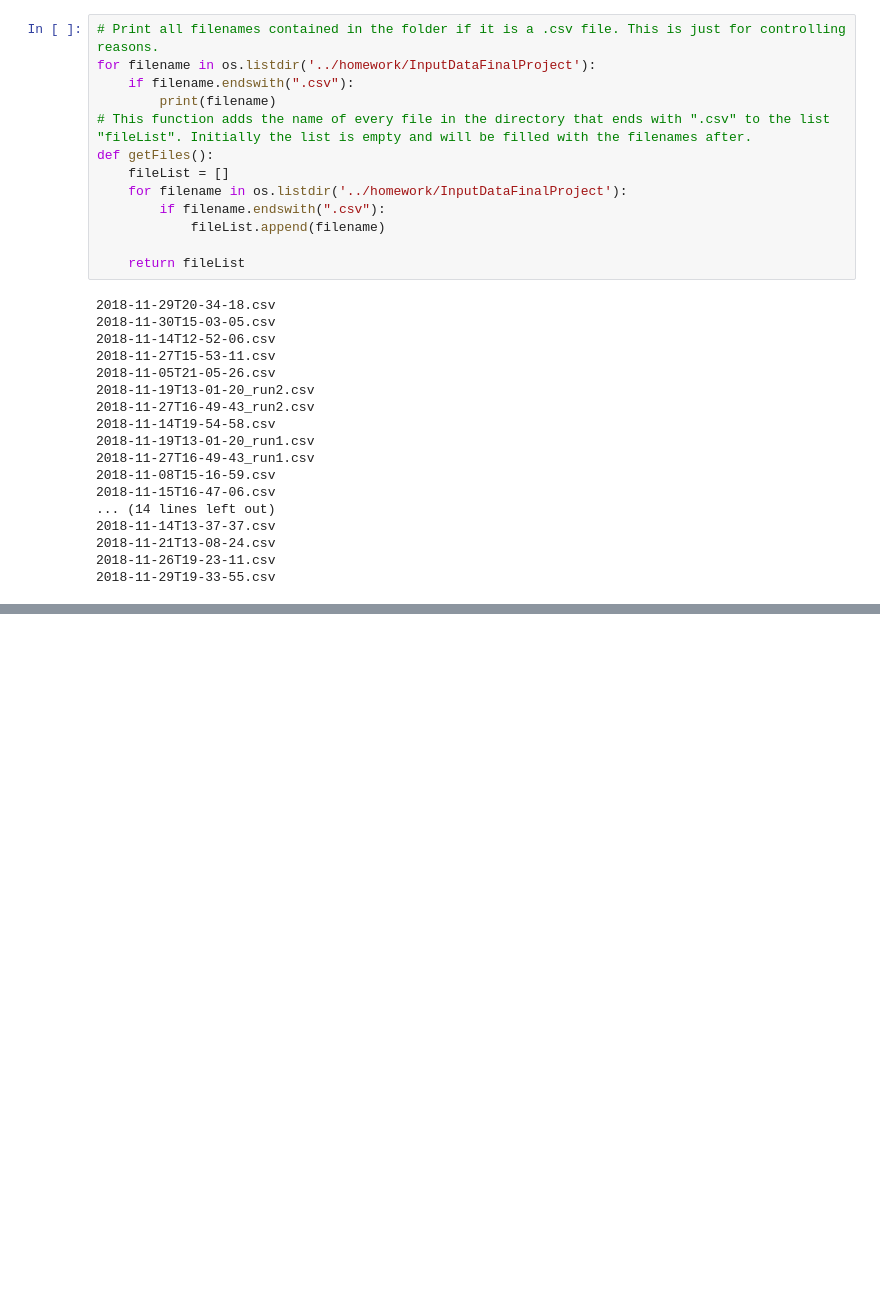
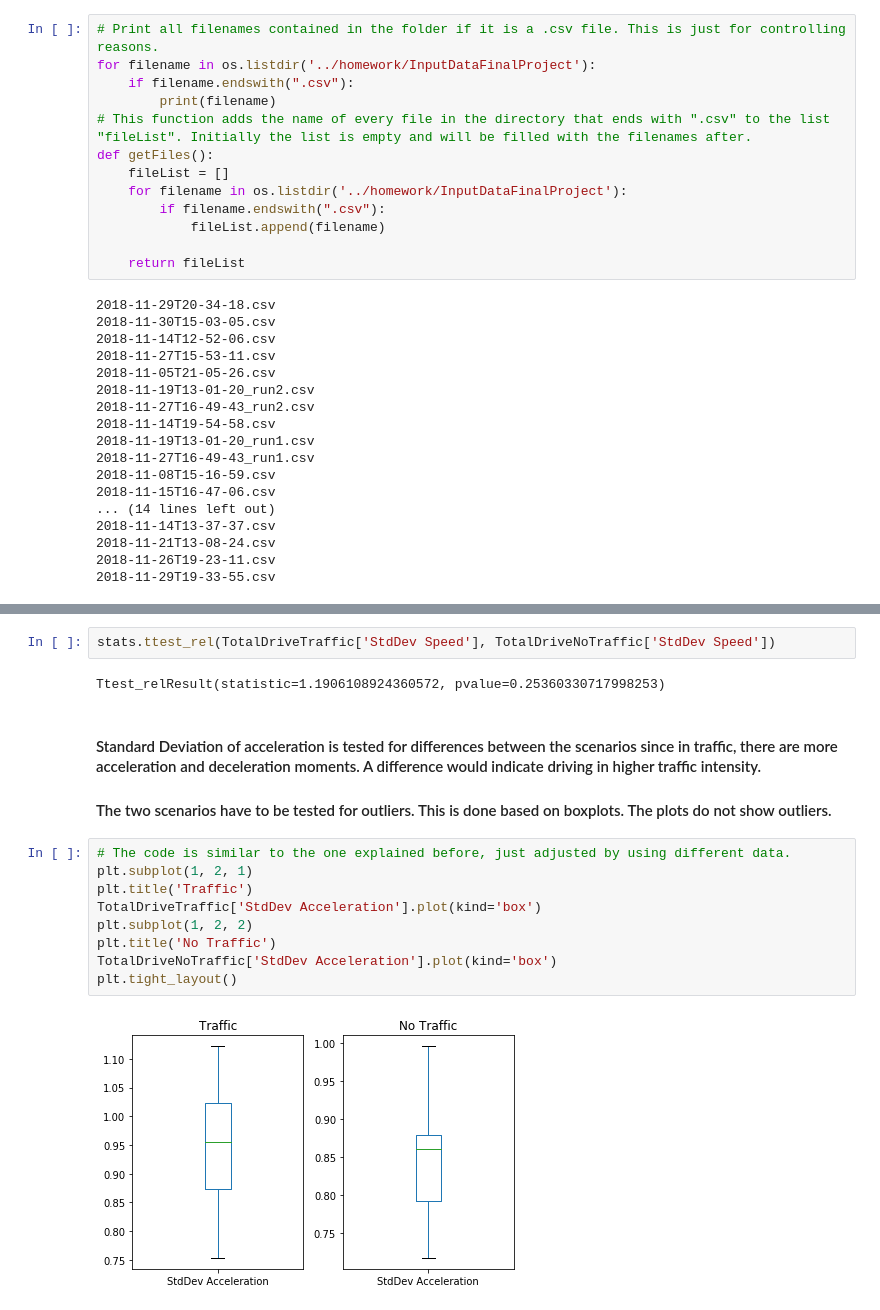
Before and after one commit to tjonas1/uri_csc593, a Jupyter notebook: homework/FinalProject_TimJonas.ipynb, the cells around one changed output, grey strips where cells are left out. Cells and saved outputs as stored; diff of their text form; blank space fills up the shorter version.

```diff
--- a/homework/FinalProject_TimJonas.ipynb
+++ b/homework/FinalProject_TimJonas.ipynb
@@ -140,0 +254,18 @@ for i in range(len(fileList)):
+# %%
+stats.ttest_rel(TotalDriveTraffic['StdDev Speed'], TotalDriveNoTraffic['StdDev Speed'])
+# %% [output]
+Ttest_relResult(statistic=1.1906108924360572, pvalue=0.25360330717998253)
+# %% [markdown]
+#### Standard Deviation of acceleration is tested for differences between the scenarios since in traffic, there are more acceleration and deceleration moments. A difference would indicate driving in higher traffic intensity.
+#### The two scenarios have to be tested for outliers. This is done based on boxplots. The plots do not show outliers.
+# %%
+# The code is similar to the one explained before, just adjusted by using different data.
+plt.subplot(1, 2, 1)
+plt.title('Traffic')
+TotalDriveTraffic['StdDev Acceleration'].plot(kind='box')
+plt.subplot(1, 2, 2)
+plt.title('No Traffic')
+TotalDriveNoTraffic['StdDev Acceleration'].plot(kind='box')
+plt.tight_layout()
+# %% [output]
+[figure, added]
```
Also changed, not shown: parts of 51 cells of this notebook, 39 other files.
